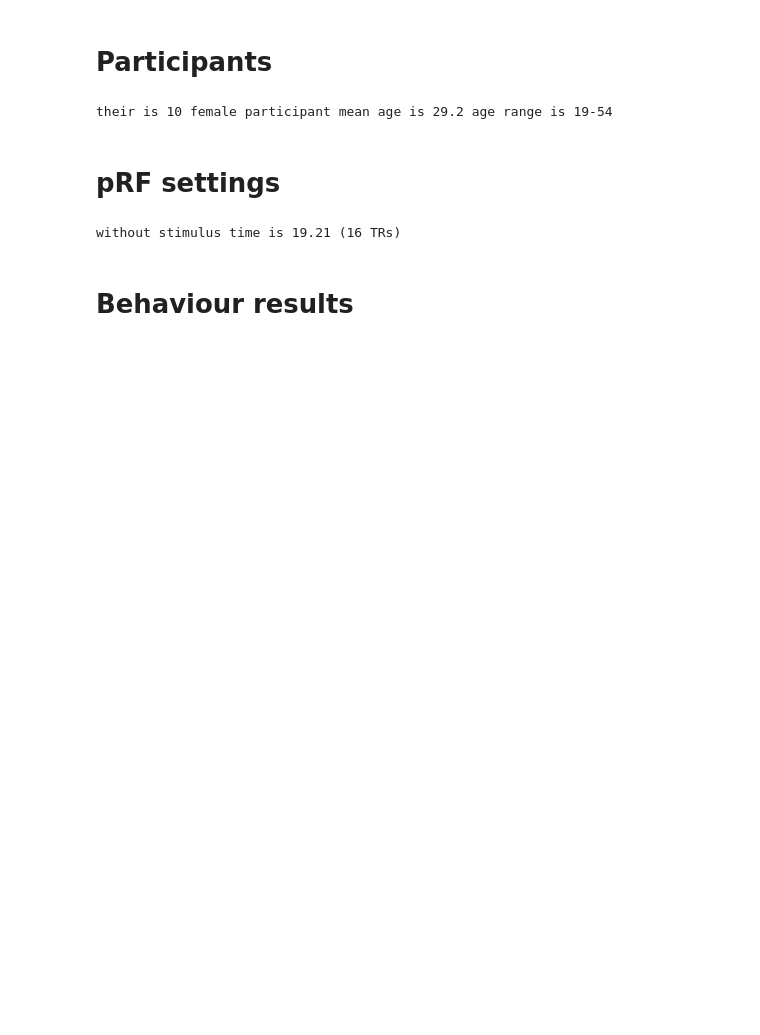
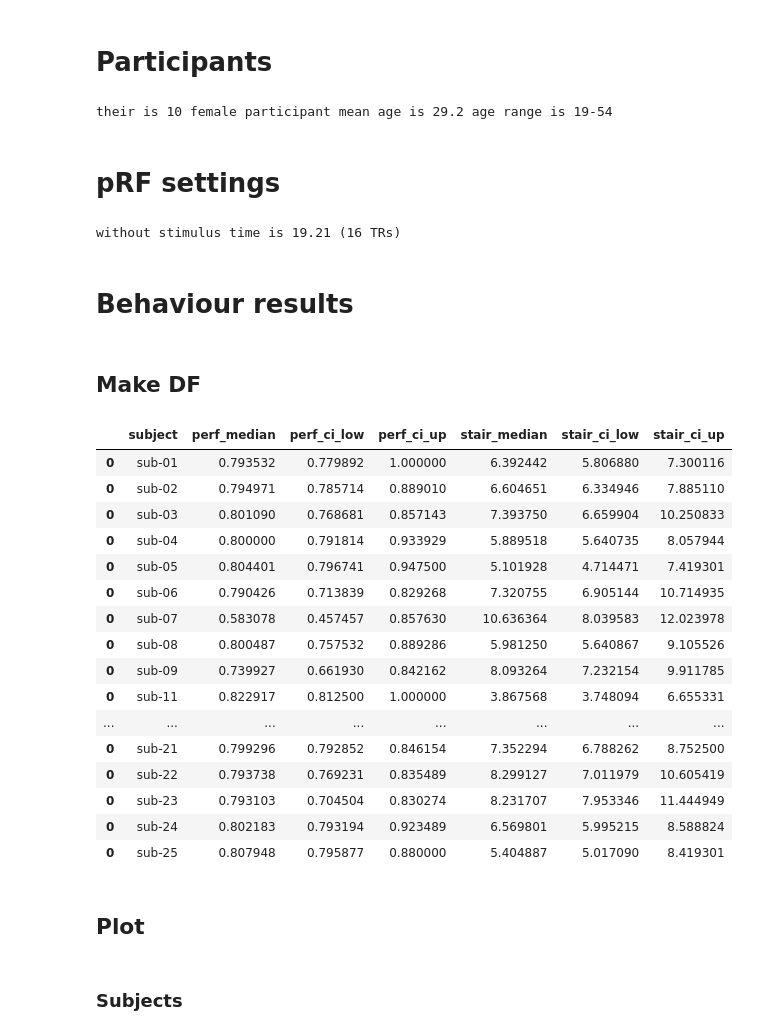
Before and after one commit to mszinte/pRF_analysis, a Jupyter notebook: RetinoMaps/dev/paper.ipynb, the cells around one changed output. Saved outputs shown, nothing was run; the diff lists cells and outputs as text; code cells hidden in the pictures; blank space fills up the shorter version.

```diff
--- a/RetinoMaps/dev/paper.ipynb
+++ b/RetinoMaps/dev/paper.ipynb
@@ -121,6 +124,8 @@ without stimulus time is 19.21 (16 TRs)
 # Compute bar step in DVA
 # %% [markdown]
 # Behaviour results
+# %% [markdown]
+## Make DF
 # %%
 n_runs_prf = 5
 
@@ -146,0 +219,24 @@ for n_run in range(n_runs_prf):
+# %%
+prf_beh_df_concat
+# %% [output]
+|  | subject | perf_median | perf_ci_low | perf_ci_up | stair_median | stair_ci_low | stair_ci_up |
+| 0 | sub-01 | 0.793532 | 0.779892 | 1.000000 | 6.392442 | 5.806880 | 7.300116 |
+| 0 | sub-02 | 0.794971 | 0.785714 | 0.889010 | 6.604651 | 6.334946 | 7.885110 |
+| 0 | sub-03 | 0.801090 | 0.768681 | 0.857143 | 7.393750 | 6.659904 | 10.250833 |
+| 0 | sub-04 | 0.800000 | 0.791814 | 0.933929 | 5.889518 | 5.640735 | 8.057944 |
+| 0 | sub-05 | 0.804401 | 0.796741 | 0.947500 | 5.101928 | 4.714471 | 7.419301 |
+| 0 | sub-06 | 0.790426 | 0.713839 | 0.829268 | 7.320755 | 6.905144 | 10.714935 |
+| 0 | sub-07 | 0.583078 | 0.457457 | 0.857630 | 10.636364 | 8.039583 | 12.023978 |
+| 0 | sub-08 | 0.800487 | 0.757532 | 0.889286 | 5.981250 | 5.640867 | 9.105526 |
+| 0 | sub-09 | 0.739927 | 0.661930 | 0.842162 | 8.093264 | 7.232154 | 9.911785 |
+| 0 | sub-11 | 0.822917 | 0.812500 | 1.000000 | 3.867568 | 3.748094 | 6.655331 |
+| ... | ... | ... | ... | ... | ... | ... | ... |
+| 0 | sub-21 | 0.799296 | 0.792852 | 0.846154 | 7.352294 | 6.788262 | 8.752500 |
+| 0 | sub-22 | 0.793738 | 0.769231 | 0.835489 | 8.299127 | 7.011979 | 10.605419 |
+| 0 | sub-23 | 0.793103 | 0.704504 | 0.830274 | 8.231707 | 7.953346 | 11.444949 |
+| 0 | sub-24 | 0.802183 | 0.793194 | 0.923489 | 6.569801 | 5.995215 | 8.588824 |
+| 0 | sub-25 | 0.807948 | 0.795877 | 0.880000 | 5.404887 | 5.017090 | 8.419301 |
+# %% [markdown]
+## Plot
+# %% [markdown]
+### Subjects
```
Also changed, not shown: parts of 22 cells of this notebook, 2 other files.
